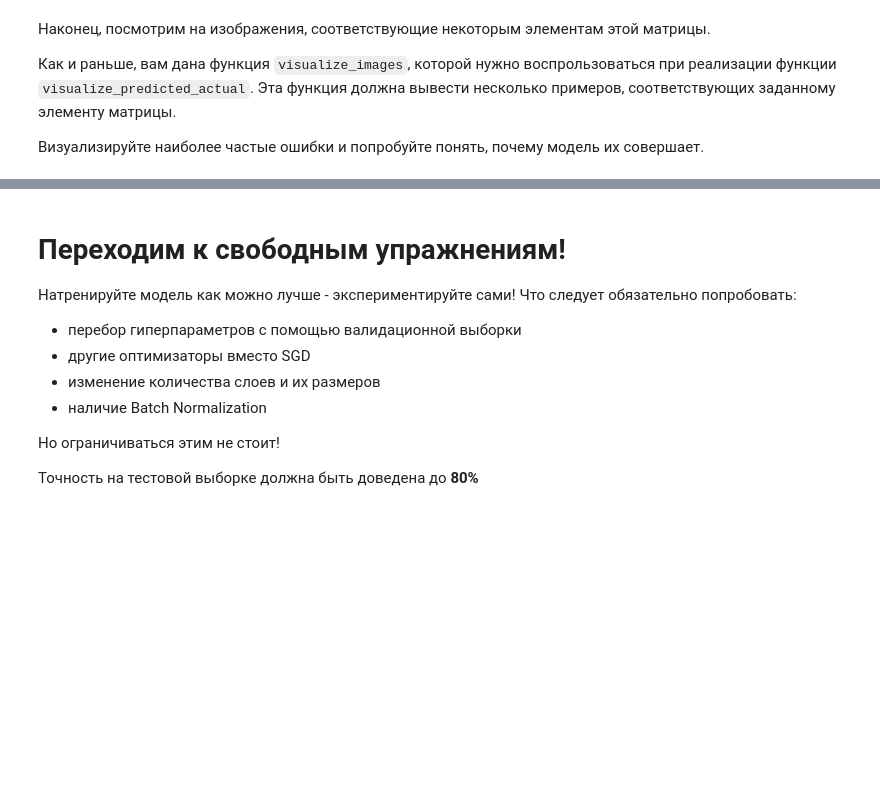
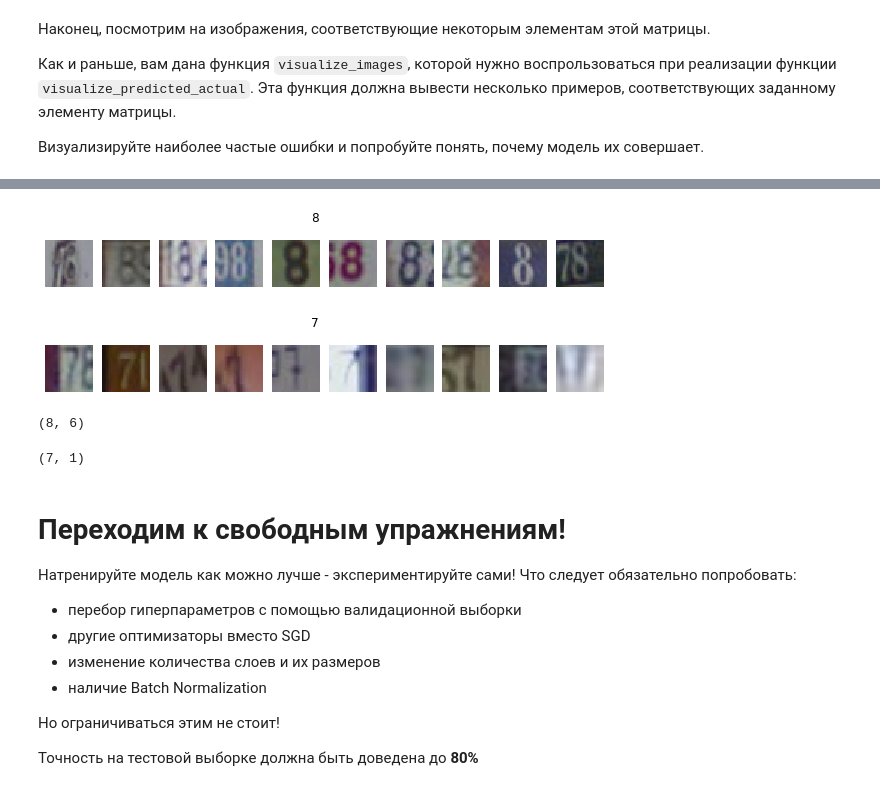
Before and after one commit to K1t1k/dlcourse_ai, a Jupyter notebook: assignments/assignment2/PyTorch.ipynb, the cells around one changed output, grey strips where cells are left out. Cells and saved outputs as stored; diff of their text form; code cells hidden in the pictures; blank space fills up the shorter version.

```diff
--- a/assignments/assignment2/PyTorch.ipynb
+++ b/assignments/assignment2/PyTorch.ipynb
@@ -330,34 +463,51 @@ def visualize_images(indices, data, title='', max_num=10):
     """
     to_show = min(len(indices), max_num)
     fig = plt.figure(figsize=(10,1.5))
     fig.suptitle(title)
     for i, index in enumerate(indices[:to_show]):
         plt.subplot(1,to_show, i+1)
         plt.axis('off')
         sample = data[index][0]
         plt.imshow(sample)
 
 def visualize_predicted_actual(predicted_class, gt_class, predictions, groud_truth, val_indices, data):
     """
     Visualizes images of a ground truth class which were predicted as the other class
 
     predicted: int 0-9, index of the predicted class
     gt_class: int 0-9, index of the ground truth class
     predictions: np array of ints, model predictions for all validation samples
     ground_truth: np array of ints, ground truth for all validation samples
     val_indices: np array of ints, indices of validation samples
     """
+    y_pred = np.array(predictions)
+    y_true = np.array(groud_truth)
+    indexes = np.array(val_indices)
+    indexes = indexes[(y_true==gt_class) & (y_pred==predicted_class)]
+
+    visualize_images(indexes[: 10], data, title=str(gt_class))
 
     # TODO: Implement visualization using visualize_images above
     # predictions and ground_truth are provided for validation set only, defined by val_indices
     # Hint: numpy index arrays might be helpful
     # https://docs.scipy.org/doc/numpy/user/basics.indexing.html#index-arrays
     # Please make the title meaningful!
 
-    raise Exception("Not implemented")
+
 
 visualize_predicted_actual(6, 8, predictions, gt, np.array(val_indices), data_train_images)
 visualize_predicted_actual(1, 7, predictions, gt, np.array(val_indices), data_train_images)
+# %% [output]
+[figure, added]
+[figure, added]
+# %%
+data_train[56201][1], int(nn_model(data_train[56201][0].reshape(1, -1)).argmax())
+# %% [output]
+(8, 6)
+# %%
+data_train[55740][1], int(nn_model(data_train[55740][0].reshape(1, -1)).argmax())
+# %% [output]
+(7, 1)
 # %% [markdown]
 # Переходим к свободным упражнениям!
 
```
Also changed, not shown: parts of 17 cells of this notebook, 1 other file.
